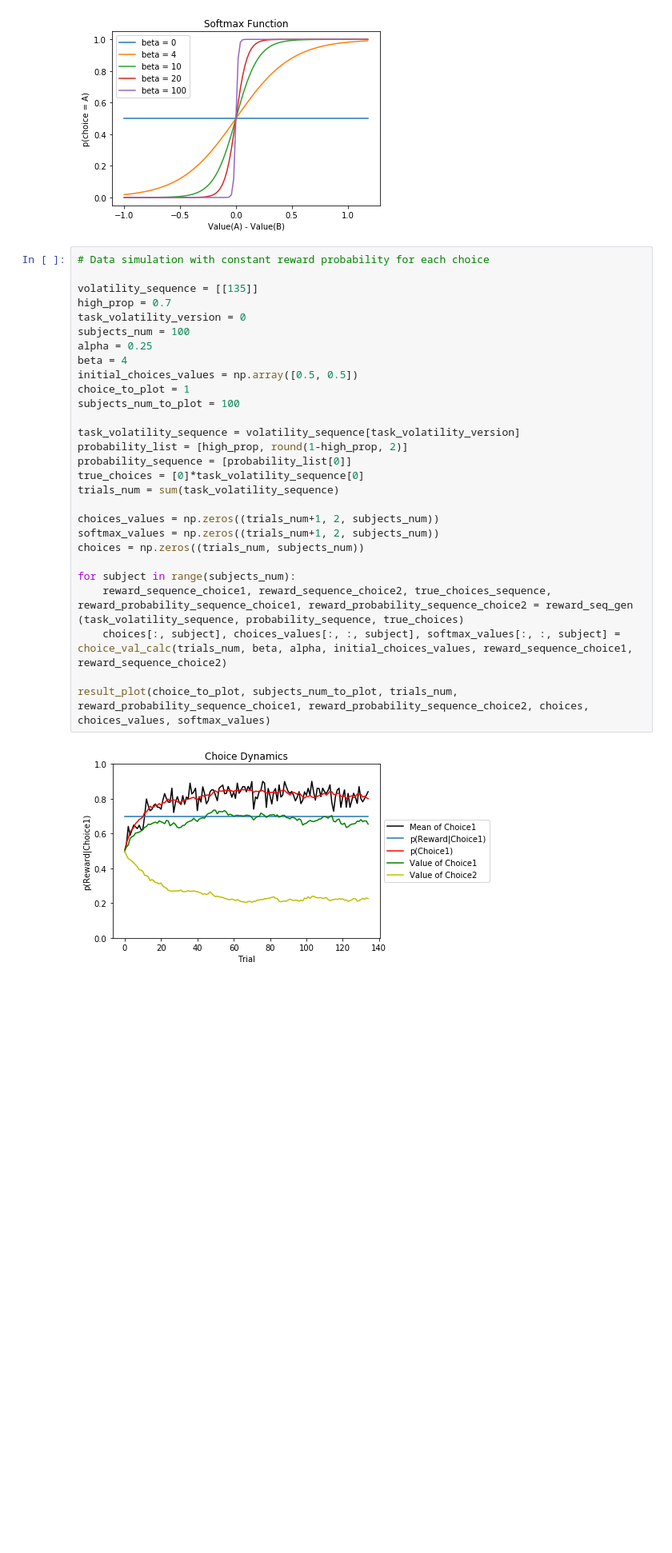
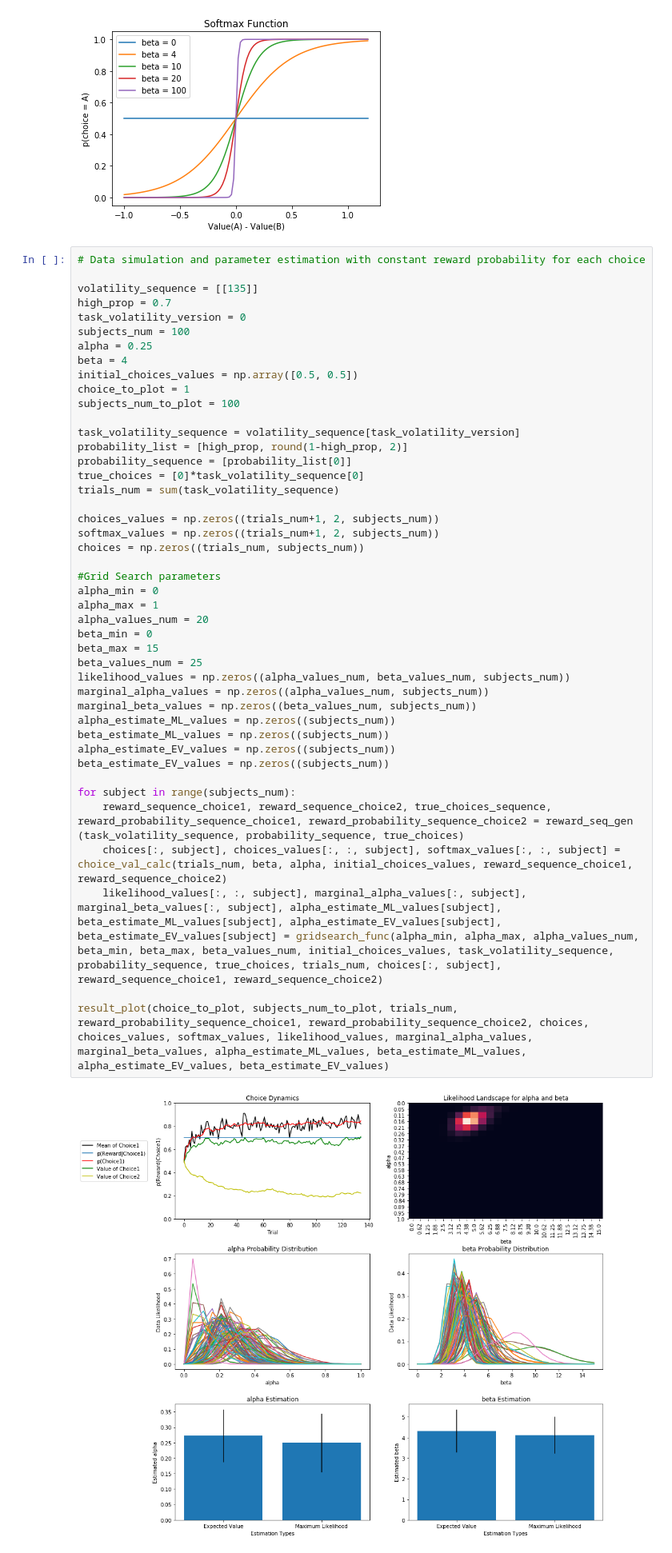
Before and after one commit to MaiGamalEl-Katatny/Behavioral-Modeling-using-Reinforcement-Learning, a Jupyter notebook: Behavioral Modeling using Reinforcement Learning.ipynb, the cells around one changed output. Shown: that part at 80% size. Cells and saved outputs as stored; diff of their text form; blank space fills up the shorter version.

Commit message:
Addig Grid Search analysis

```diff
--- a/Behavioral Modeling using Reinforcement Learning.ipynb
+++ b/Behavioral Modeling using Reinforcement Learning.ipynb
@@ -109,33 +164,49 @@ plt.show()
 # %% [output]
 [figure]
 # %%
-# Data simulation with constant reward probability for each choice
+# Data simulation and parameter estimation with constant reward probability for each choice
 
 volatility_sequence = [[135]]
 high_prop = 0.7
 task_volatility_version = 0
 subjects_num = 100
 alpha = 0.25
 beta = 4
 initial_choices_values = np.array([0.5, 0.5])
 choice_to_plot = 1
 subjects_num_to_plot = 100
 
 task_volatility_sequence = volatility_sequence[task_volatility_version]
 probability_list = [high_prop, round(1-high_prop, 2)]
 probability_sequence = [probability_list[0]]
 true_choices = [0]*task_volatility_sequence[0]
 trials_num = sum(task_volatility_sequence)
 
 choices_values = np.zeros((trials_num+1, 2, subjects_num))
 softmax_values = np.zeros((trials_num+1, 2, subjects_num))
 choices = np.zeros((trials_num, subjects_num))
 
+#Grid Search parameters
+alpha_min = 0
+alpha_max = 1
+alpha_values_num = 20
+beta_min = 0
+beta_max = 15
+beta_values_num = 25
+likelihood_values = np.zeros((alpha_values_num, beta_values_num, subjects_num))
+marginal_alpha_values = np.zeros((alpha_values_num, subjects_num))
+marginal_beta_values = np.zeros((beta_values_num, subjects_num))
+alpha_estimate_ML_values = np.zeros((subjects_num))
+beta_estimate_ML_values = np.zeros((subjects_num))
+alpha_estimate_EV_values = np.zeros((subjects_num))
+beta_estimate_EV_values = np.zeros((subjects_num))
+
 for subject in range(subjects_num):
     reward_sequence_choice1, reward_sequence_choice2, true_choices_sequence, reward_probability_sequence_choice1, reward_probability_sequence_choice2 = reward_seq_gen (task_volatility_sequence, probability_sequence, true_choices)
     choices[:, subject], choices_values[:, :, subject], softmax_values[:, :, subject] = choice_val_calc(trials_num, beta, alpha, initial_choices_values, reward_sequence_choice1, reward_sequence_choice2)
+    likelihood_values[:, :, subject], marginal_alpha_values[:, subject], marginal_beta_values[:, subject], alpha_estimate_ML_values[subject], beta_estimate_ML_values[subject], alpha_estimate_EV_values[subject], beta_estimate_EV_values[subject] = gridsearch_func(alpha_min, alpha_max, alpha_values_num, beta_min, beta_max, beta_values_num, initial_choices_values, task_volatility_sequence, probability_sequence, true_choices, trials_num, choices[:, subject], reward_sequence_choice1, reward_sequence_choice2)
 
-result_plot(choice_to_plot, subjects_num_to_plot, trials_num, reward_probability_sequence_choice1, reward_probability_sequence_choice2, choices, choices_values, softmax_values)
+result_plot(choice_to_plot, subjects_num_to_plot, trials_num, reward_probability_sequence_choice1, reward_probability_sequence_choice2, choices, choices_values, softmax_values, likelihood_values, marginal_alpha_values, marginal_beta_values, alpha_estimate_ML_values, beta_estimate_ML_values, alpha_estimate_EV_values, beta_estimate_EV_values)
 # %% [output]
-[figure, old version]
+[figure, new version]
 # %%
```
Also changed, not shown: parts of 3 cells of this notebook.
